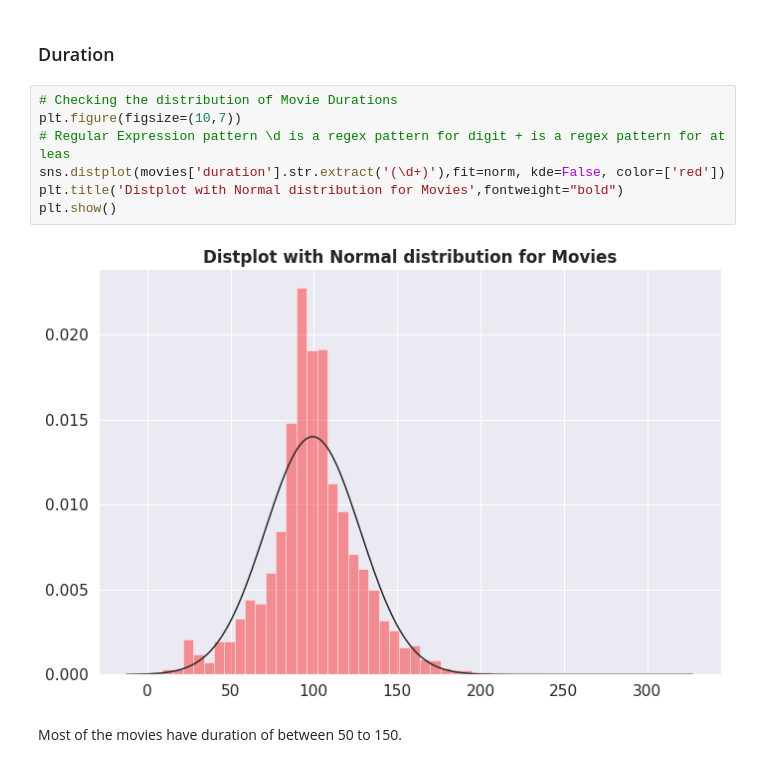
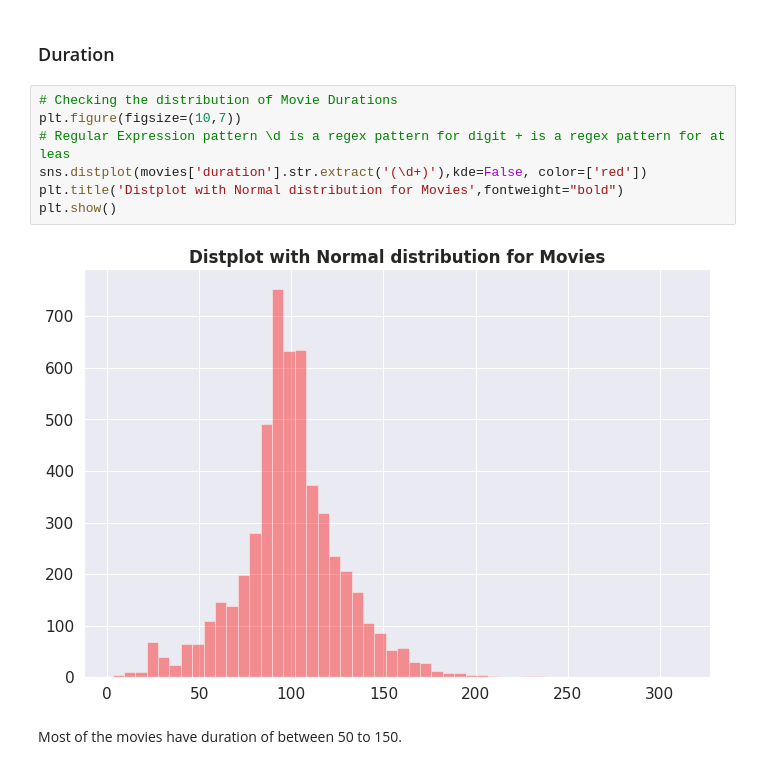
Before and after one commit to Anupam8858/NETFLIX-MOVIES-AND-TV-SHOWS-CLUSTERING, a Jupyter notebook: NETFLIX_MOVIES_AND_TV_SHOWS_CLUSTERING.ipynb, the cells around one changed output. Drawn from its saved outputs; the diff is of its cells as text.

```diff
--- a/NETFLIX_MOVIES_AND_TV_SHOWS_CLUSTERING.ipynb
+++ b/NETFLIX_MOVIES_AND_TV_SHOWS_CLUSTERING.ipynb
@@ -440,12 +446,12 @@ ax.barh(content_data_ratio.index, content_data_ratio['TV Show'], left=content_da
 # %%
 # Checking the distribution of Movie Durations
 plt.figure(figsize=(10,7))
 # Regular Expression pattern \d is a regex pattern for digit + is a regex pattern for at leas
-sns.distplot(movies['duration'].str.extract('(\d+)'),fit=norm, kde=False, color=['red'])
+sns.distplot(movies['duration'].str.extract('(\d+)'),kde=False, color=['red'])
 plt.title('Distplot with Normal distribution for Movies',fontweight="bold")
 plt.show()
 # %% [output]
-[figure, old version]
+[figure, new version]
 # %% [markdown]
 Most of the movies have duration of between 50 to 150.
 # %%
```
Also changed, not shown: parts of 35 cells of this notebook.
